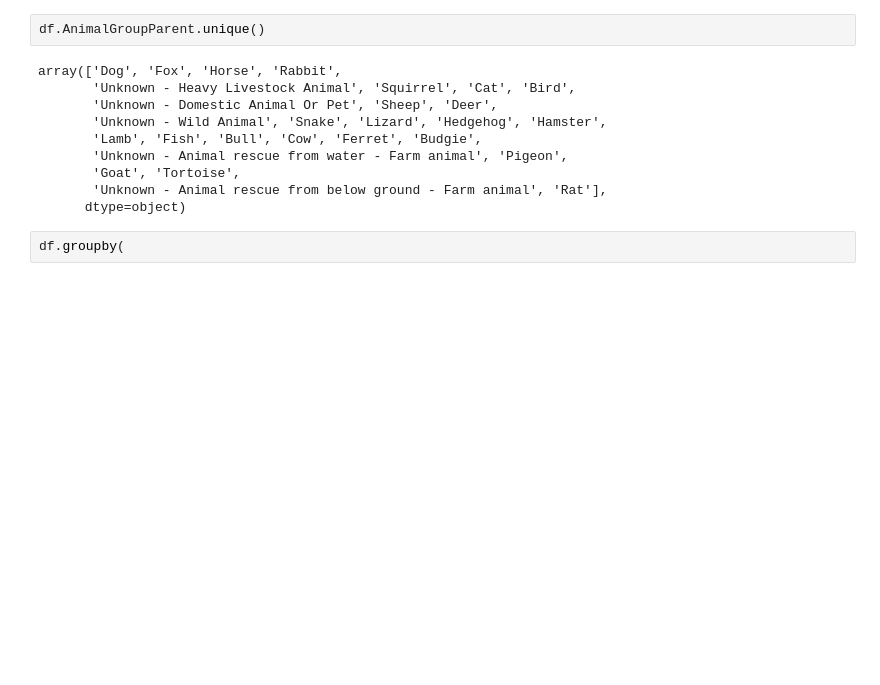
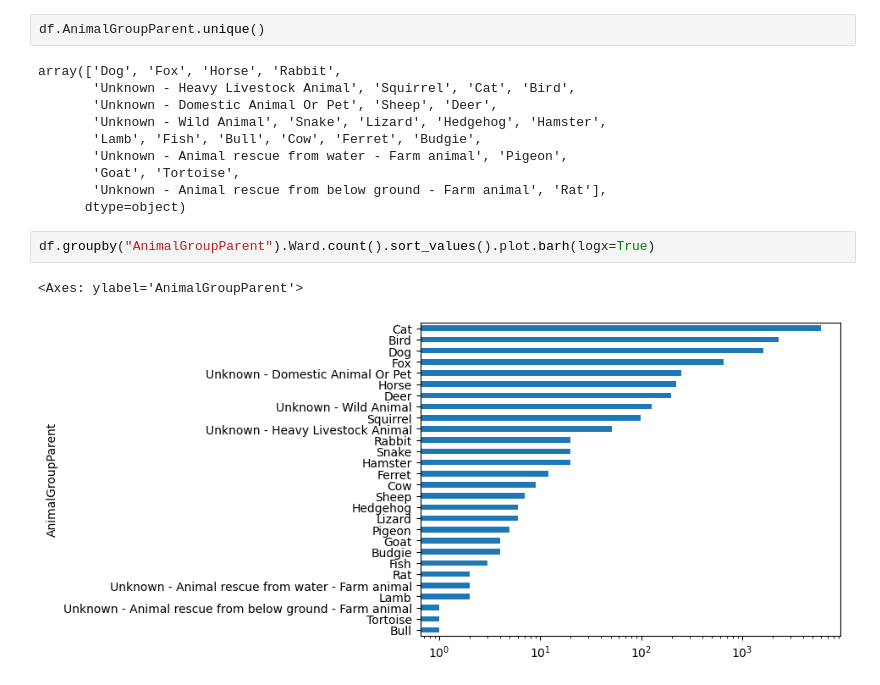
Before and after one commit to lkeegan/jupyter-data-exploration-live, a Jupyter notebook: part3.ipynb, the cells around one changed output. Saved outputs shown, nothing was run; the diff lists cells and outputs as text; blank space fills up the shorter version.

```diff
--- a/part3.ipynb
+++ b/part3.ipynb
@@ -232,4 +232,7 @@ array(['Dog', 'Fox', 'Horse', 'Rabbit',
        'Unknown - Animal rescue from below ground - Farm animal', 'Rat'],
       dtype=object)
 # %%
-df.groupby(
+df.groupby("AnimalGroupParent").Ward.count().sort_values().plot.barh(logx=True)
+# %% [output]
+<Axes: ylabel='AnimalGroupParent'>
+[figure, added]
```
Also changed, not shown: parts of 1 cell of this notebook.
